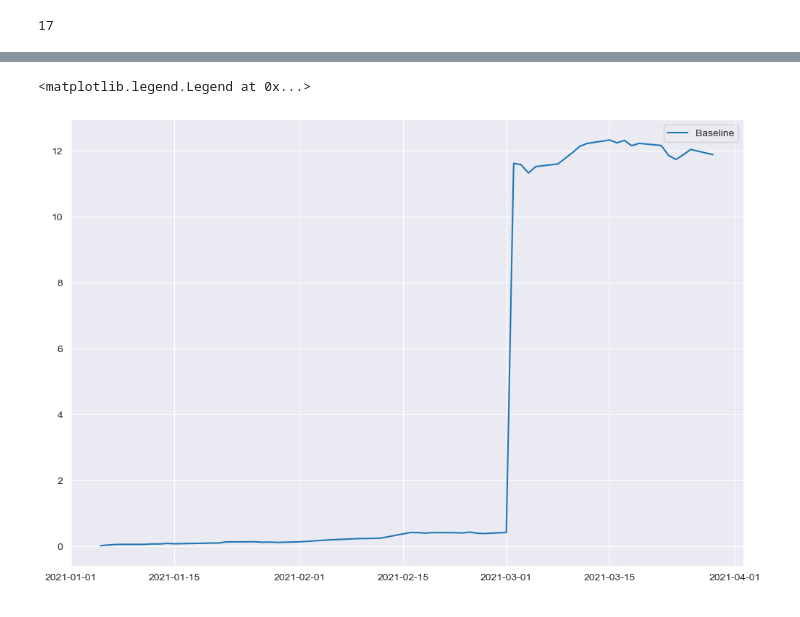
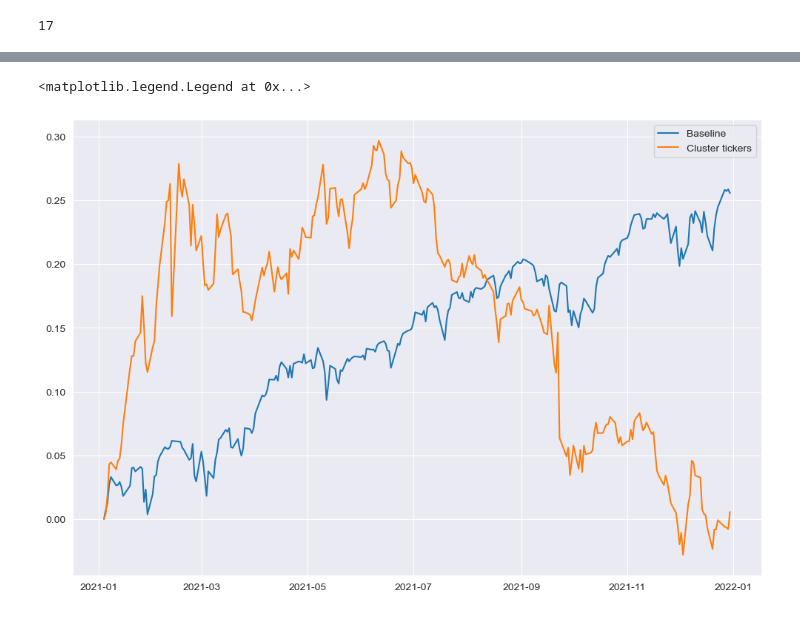
Before and after one commit to borchand/Network_Analysis, a Jupyter notebook: script/diversification.ipynb, the cells around one changed output, grey strips where cells are left out. Saved outputs shown, nothing was run; the diff lists cells and outputs as text; code cells hidden in the pictures.

Commit message:
Added log returns

```diff
--- a/script/diversification.ipynb
+++ b/script/diversification.ipynb
@@ -29,3 +29,6 @@ years = [df.loc[f'{year}-01-01':f'{year}-12-31'] for year in range(min_year, max
 len(years)
 # %% [output]
 17
+# %%
+# download snp500 data
+snp500 = yf.download(['^GSPC'], start='2005-01-01', end='2021-12-31')['Adj Close']
@@ -32,3 +37,6 @@ len(years)
+# %%
+snp500_df = pd.DataFrame()
+snp500_df['snp500'] = snp500
 # %%
 def backtest(tickers=years[-1].columns, year=max_year, baseline=False):
     """
@@ -49,6 +57,16 @@ def backtest(tickers=years[-1].columns, year=max_year, baseline=False):
     if year < min_year or year > max_year:
         raise ValueError(f"year must be between {min_year} and {max_year}")
 
+    if baseline:
+        snp_years = [snp500_df.loc[f'{yr}-01-01':f'{yr}-12-31'] for yr in range(min_year, max_year + 1)]
+        snp_data = snp_years[year - min_year]
+        snp_data = snp_data.dropna(axis=1, how='all')
+        snp_returns = np.log(snp_data) - np.log(snp_data.shift(1))[1:]
+        snp_returns = snp_returns.fillna(0)
+        snp_returns = snp_returns.mean(axis=1)
+        snp_returns =  (snp_returns).cumsum()
+        return snp_returns
+
     # get the data for the year
     year_data = years[year - min_year]
 
@@ -56,11 +74,11 @@ def backtest(tickers=years[-1].columns, year=max_year, baseline=False):
     year_data = year_data[tickers]
 
     # drop tickers that don't have data for the year
-    year_data = year_data.dropna(axis=1)
+    year_data = year_data.dropna(axis=1, how='all')
 
 
     # year returns
-    year_returns = year_data.pct_change()[1:]
+    year_returns = np.log(year_data) - np.log(year_data.shift(1))[1:]
 
     # fill NaN with 0
     year_returns = year_returns.fillna(0)
@@ -70,9 +88,9 @@ def backtest(tickers=years[-1].columns, year=max_year, baseline=False):
 
 
     # returns up to any given date
-    yearly_return =  (portfolio_returns + 1).cumprod()
+    yearly_return =  (portfolio_returns).cumsum()
 
-    return yearly_return - 1
+    return yearly_return
 # %%
 from sklearn.cluster import AffinityPropagation as AP, affinity_propagation
 import networkx as nx
@@ -125,11 +129,14 @@ years[-1]
 # %%
-baseline = backtest(year=2021)
-# cluster_tickers = backtest(tickers=cluster_tickers, year=year + 1)
 sns.set_style('darkgrid')
 plt.figure(figsize=(12, 8))
+
+baseline = backtest(year=year+1, baseline=True)
 plt.plot(baseline, label='Baseline')
-# plt.plot(cluster_tickers, label='Cluster tickers')
+
+cluster_tickers_data = backtest(tickers=cluster_tickers, year=year + 1)
+plt.plot(cluster_tickers_data, label='Cluster tickers')
+
 plt.legend()
 # %% [output]
 <matplotlib.legend.Legend at 0x...>
-[figure, old version]
+[figure, new version]
```
Also changed, not shown: parts of 3 cells of this notebook.
